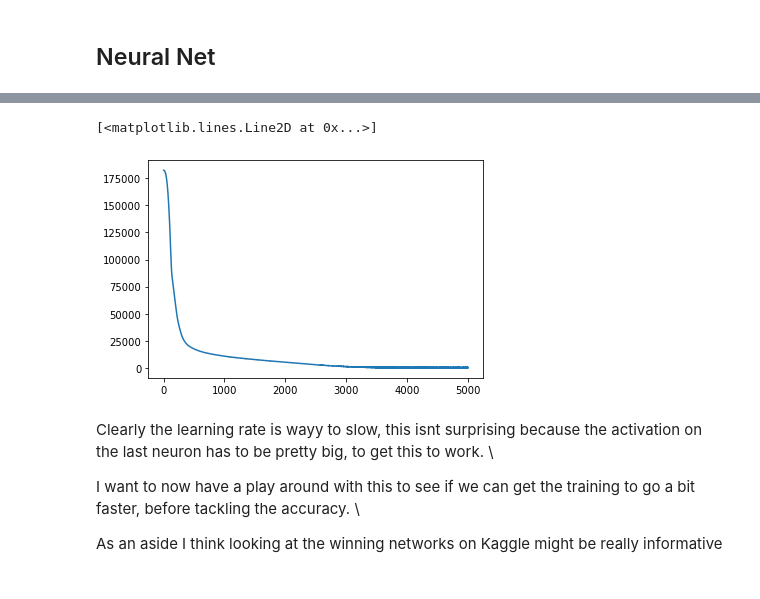
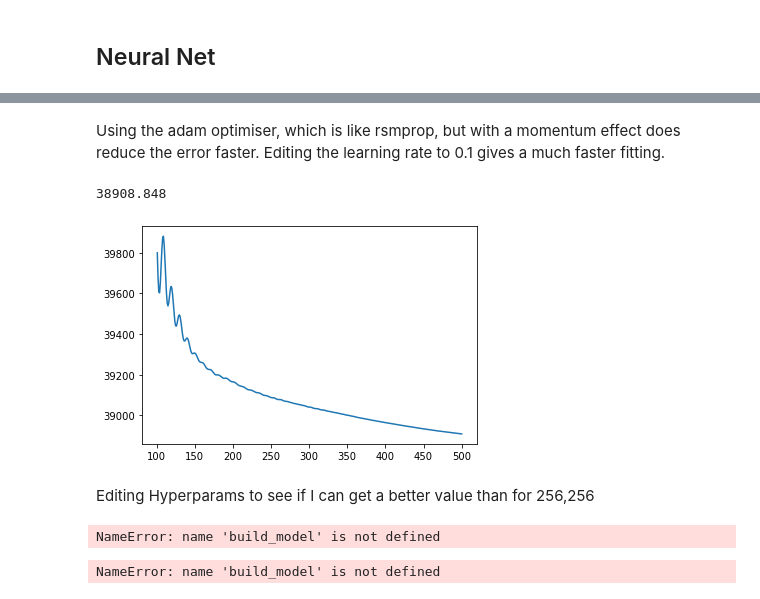
Before and after one commit to seancraven/Level-4-Masters-Project, a Jupyter notebook: Regression_House_Prices_Kaggle/Regression_Notebook.ipynb, the cells around one changed output, grey strips where cells are left out. Cells and saved outputs as stored; diff of their text form; code cells hidden in the pictures.

```diff
--- a/Regression_House_Prices_Kaggle/Regression_Notebook.ipynb
+++ b/Regression_House_Prices_Kaggle/Regression_Notebook.ipynb
@@ -9,8 +9,9 @@ import pandas as pd
 # %%
 train_data = pd.read_csv('./train.csv')
 test_data = pd.read_csv('./test.csv')
-train_data_x , train_data_y  = train_data.iloc[:1000,:-1].copy(), train_data.iloc[:1000,-1].copy()
-val_data_x , val_data_y = train_data.iloc[:1000,:-1].copy(), train_data.iloc[:1000,-1].copy()
+cut = 1300
+train_data_x , train_data_y  = train_data.iloc[cut:,:-1].copy(), train_data.iloc[cut:,-1].copy()
+val_data_x , val_data_y = train_data.iloc[:cut,:-1].copy(), train_data.iloc[:cut,-1].copy()
 test_data_x  = test_data
 # %% [markdown]
 All numerical data can be easily normalized.
@@ -65,14 +70,16 @@ print(pd.unique(train_data_x['Alley']))
 # %% [markdown]
 ## Neural Net
 # %%
-def build_model():
+def build_model(num_layers,layer_size):
     model = models.Sequential()
-    model.add(layers.Dense(256,activation= 'relu',input_shape = (train_data_x.shape[1],)))
-    model.add(layers.Dense(256,activation = 'relu'))
+    model.add(layers.Dense(layer_size[0],activation= 'relu',input_shape = (train_data_x.shape[1],)))
+    for i in range(1,num_layers):
+        model.add(layers.Dense(layer_size[i],activation = 'relu'))
     model.add(layers.Dense(1))
-    model.compile(optimizer = 'rmsprop',loss = 'mse', metrics = ['mae'])
+    opt = keras.optimizers.Adam(learning_rate= .1)
+    model.compile(optimizer = opt,loss = 'mse', metrics = ['mae'])
     return model
 # %%
-model = build_model()
-history = model.fit(train_data_x,train_data_y, validation_data= (val_data_x,val_data_y),epochs = 500,batch_size = 200)
+model = build_model(2,[256,256])
+history = model.fit(train_data_x,train_data_y, validation_data= (val_data_x,val_data_y),epochs = 500,batch_size = 200,verbose = 0)
 # %% [output]
@@ -96,14 +106,46 @@ Epoch 2032/5000
 # %%
 mae = history.history['val_mean_absolute_error']
-epochs = range(1,5001)
+epochs = range(1,501)
 # %%
 plt.plot(epochs,mae)
+plt.ylabel('Mean Absolute Error')
+plt.xlabel('Epochs')
-# %% [output]
-[<matplotlib.lines.Line2D at 0x...>]
-[figure, removed]
-# %% [markdown]
-Clearly the learning rate is wayy to slow, this isnt surprising because the activation on the last neuron has to be pretty big, to get this to work.  \
-
-I want to now have a play around with this to see if we can get the training to go a bit faster, before tackling the accuracy. \
-
-As an aside I think looking at the winning networks on Kaggle might be really informative
+# %% [markdown]
+Using the adam optimiser, which is like rsmprop, but with a momentum effect does reduce the error faster. Editing the learning rate to 0.1 gives a much faster fitting.
+# %%
+start  = 100
+mae_slice  = mae[start:]
+epochs_slice = epochs[start:]
+plt.plot(epochs_slice,mae_slice)
+print(np.min(mae))
+# %% [output]
+38908.848
+[figure, added]
+# %% [markdown]
+Editing Hyperparams to see if I can get a better value than for 256,256
+# %%
+def hyperparam_investigator(epoch_num, layer_num,layer_shape,start = 100):
+
+    model = build_model(layer_num,layer_shape)
+    history = model.fit(train_data_x,train_data_y, validation_data= (val_data_x,val_data_y),epochs = epoch_num ,batch_size = 32,verbose = 0)
+    mae = history.history['val_mean_absolute_error']
+    train_err = history.history['loss']
+    epochs = range(1,epoch_num+1)
+    fig ,axs = plt.subplots(1,2, figsize = (10,5))
+    axs[0].set_ylabel('Mean Absolute Error')
+    axs[0].set_xlabel('Epochs')
+    axs[1].set_xlabel('Epochs')
+    axs[1].set_ylabel('Loss Function')
+    mae_slice  = mae[start:]
+    train_err_slice = train_err[start:]
+    epochs_slice = epochs[start:]
+    axs[0].plot(epochs_slice,mae_slice)
+    axs[1].plot(epochs_slice,train_err_slice)
+    print(np.min(mae))
+hyperparam_investigator(300,3,[256,256,256])
+# %% [output]
+NameError: name 'build_model' is not defined
+# %%
+hyperparam_investigator(300,2,[128,128])
+# %% [output]
+NameError: name 'build_model' is not defined
```
Also changed, not shown: parts of 10 cells of this notebook.
